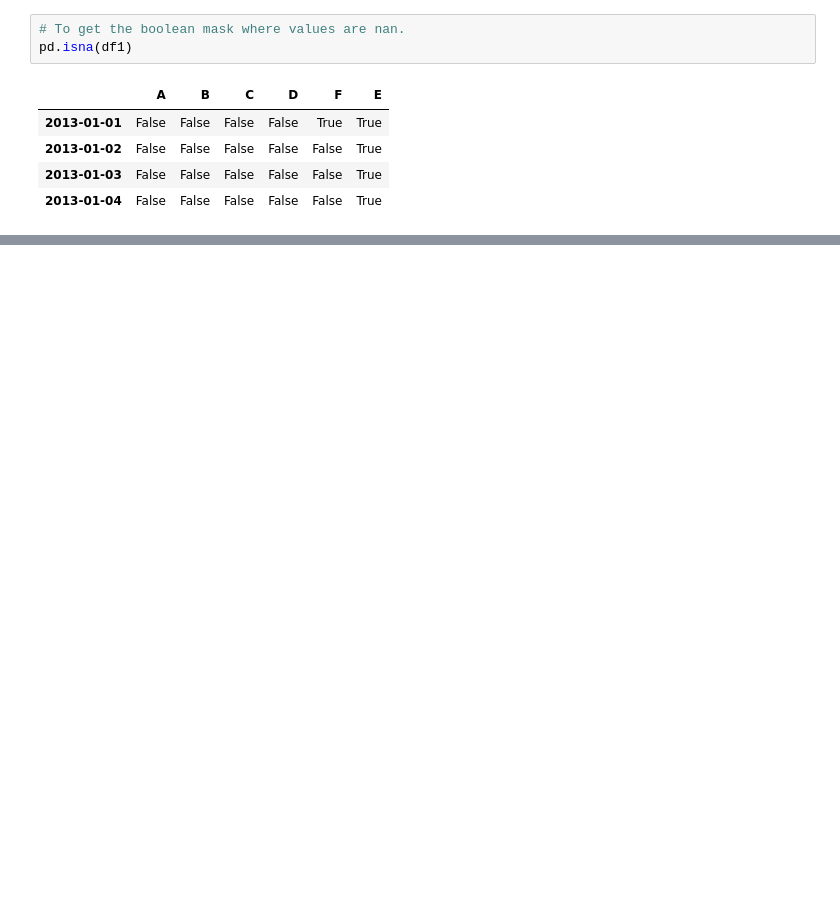
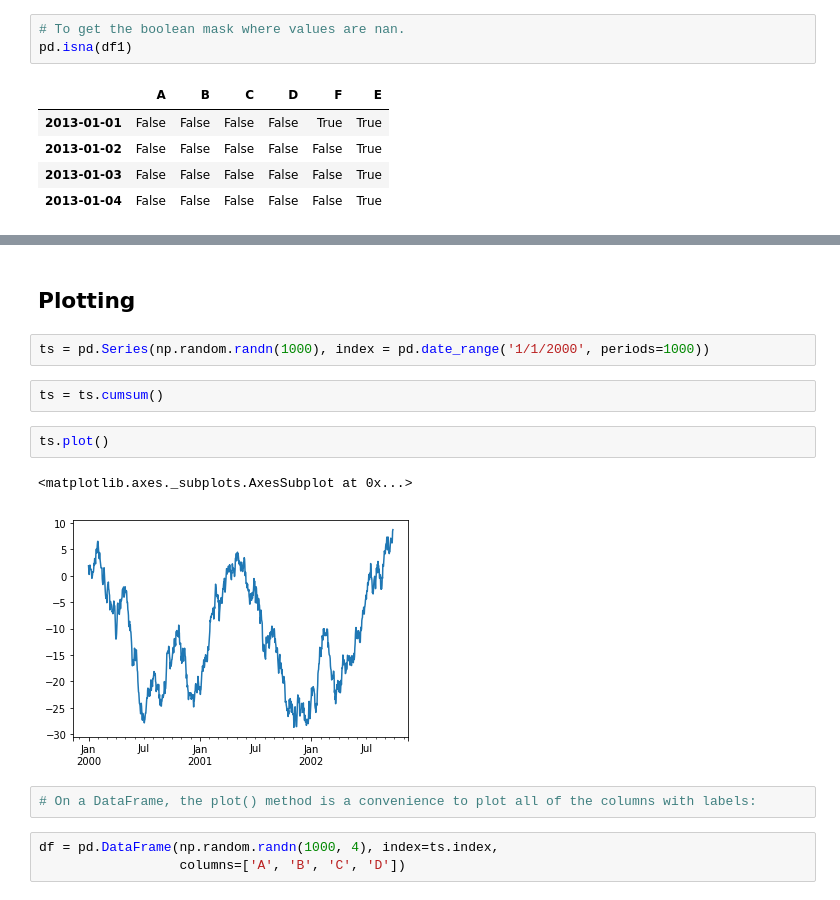
Before and after one commit to jiinkwan/dsschool, a Jupyter notebook: Python Practice/10 Minutes to pandas.ipynb, the cells around one changed output, grey strips where cells are left out. Drawn from its saved outputs; the diff is of its cells as text; blank space fills up the shorter version.

```diff
--- a/Python Practice/10 Minutes to pandas.ipynb
+++ b/Python Practice/10 Minutes to pandas.ipynb
@@ -367,0 +932,16 @@ pd.isna(df1)
+# %% [markdown]
+## Plotting
+# %%
+ts = pd.Series(np.random.randn(1000), index = pd.date_range('1/1/2000', periods=1000))
+# %%
+ts = ts.cumsum()
+# %%
+ts.plot()
+# %% [output]
+<matplotlib.axes._subplots.AxesSubplot at 0x...>
+[figure, added]
+# %%
+# On a DataFrame, the plot() method is a convenience to plot all of the columns with labels:
+# %%
+df = pd.DataFrame(np.random.randn(1000, 4), index=ts.index,
+                  columns=['A', 'B', 'C', 'D'])
```
Also changed, not shown: parts of 132 cells of this notebook, 4 other files.
